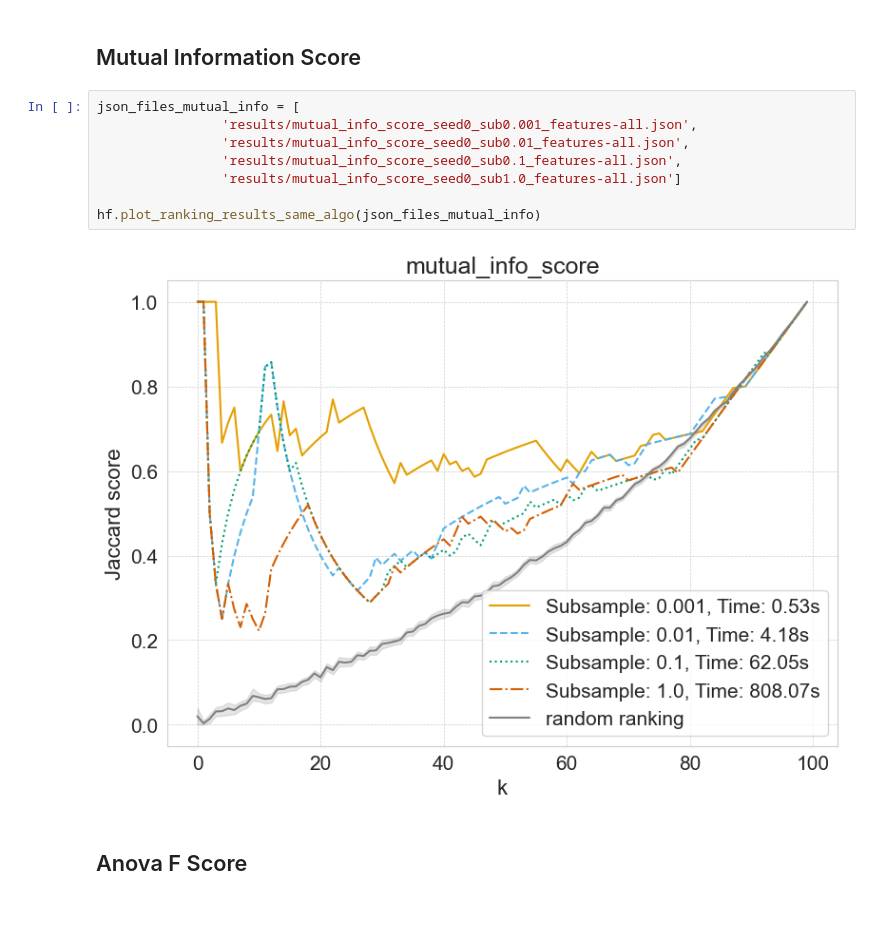
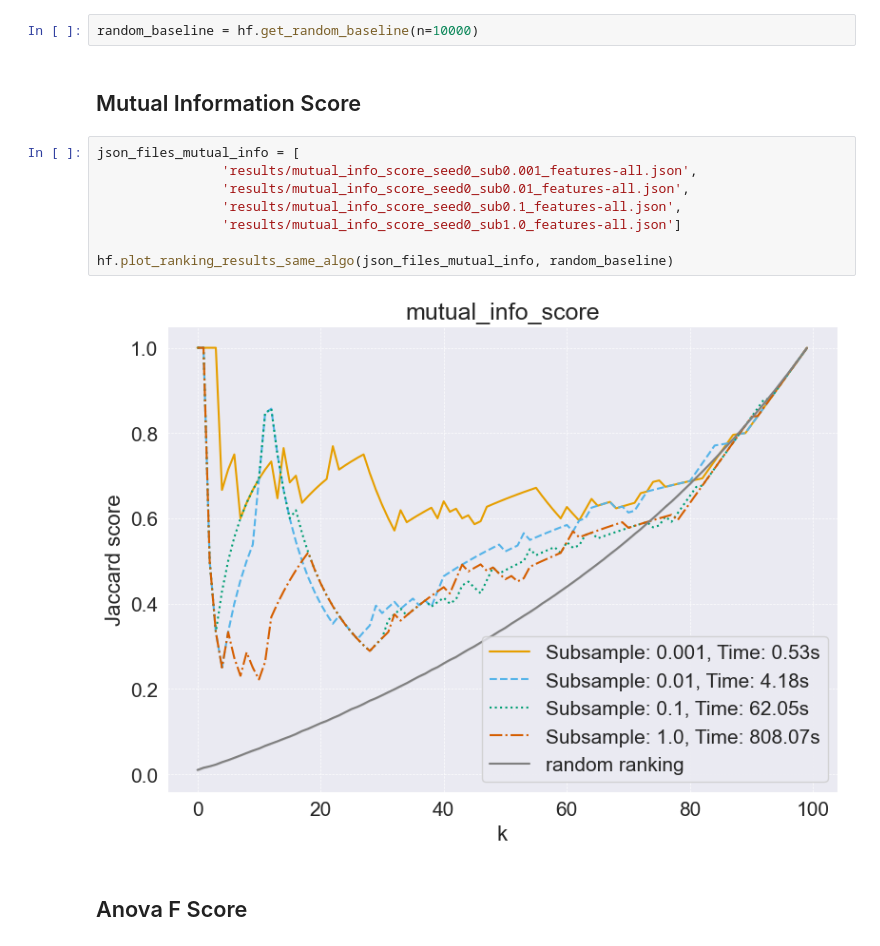
Before and after one commit to amadejp/DS_Project_Feature_Selection, a Jupyter notebook: src/ranking_algos_comparison.ipynb, the cells around one changed output. Drawn from its saved outputs; the diff is of its cells as text; blank space fills up the shorter version.

```diff
--- a/src/ranking_algos_comparison.ipynb
+++ b/src/ranking_algos_comparison.ipynb
@@ -4,15 +8,17 @@ import importlib
+# %%
+random_baseline = hf.get_random_baseline(n=10000)
 # %% [markdown]
 ## Mutual Information Score
 # %%
 json_files_mutual_info = [
                 'results/mutual_info_score_seed0_sub0.001_features-all.json',
                 'results/mutual_info_score_seed0_sub0.01_features-all.json',
                 'results/mutual_info_score_seed0_sub0.1_features-all.json',
                 'results/mutual_info_score_seed0_sub1.0_features-all.json']
 
-hf.plot_ranking_results_same_algo(json_files_mutual_info)
+hf.plot_ranking_results_same_algo(json_files_mutual_info, random_baseline)
 # %% [output]
-[figure, old version]
+[figure, new version]
 # %% [markdown]
 ## Anova F Score
 # %%
```
Also changed, not shown: parts of 12 cells of this notebook, 2 other files.
